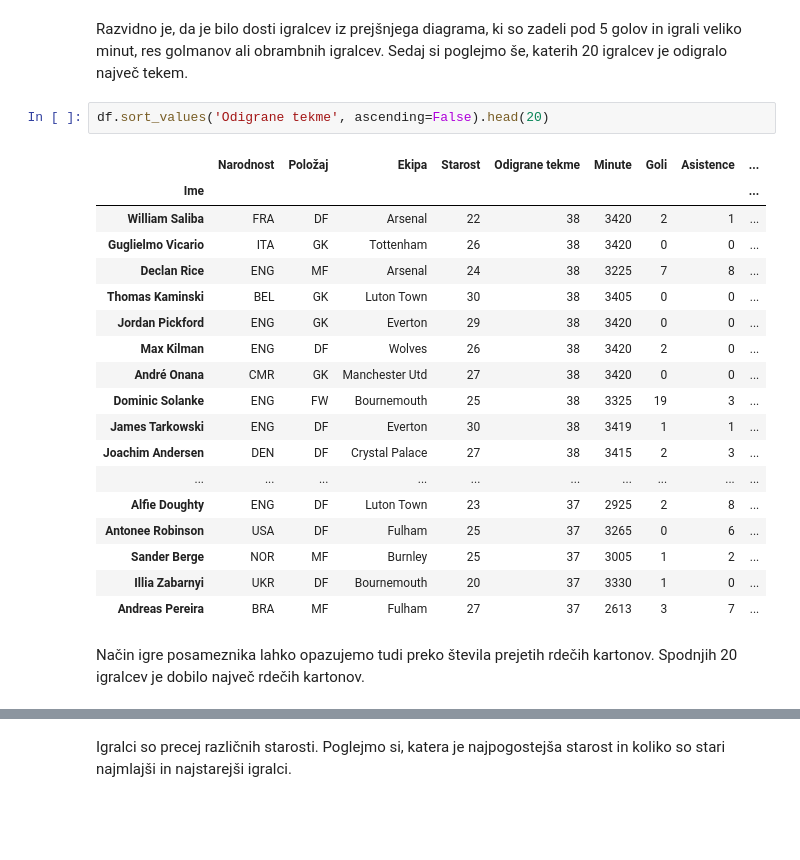
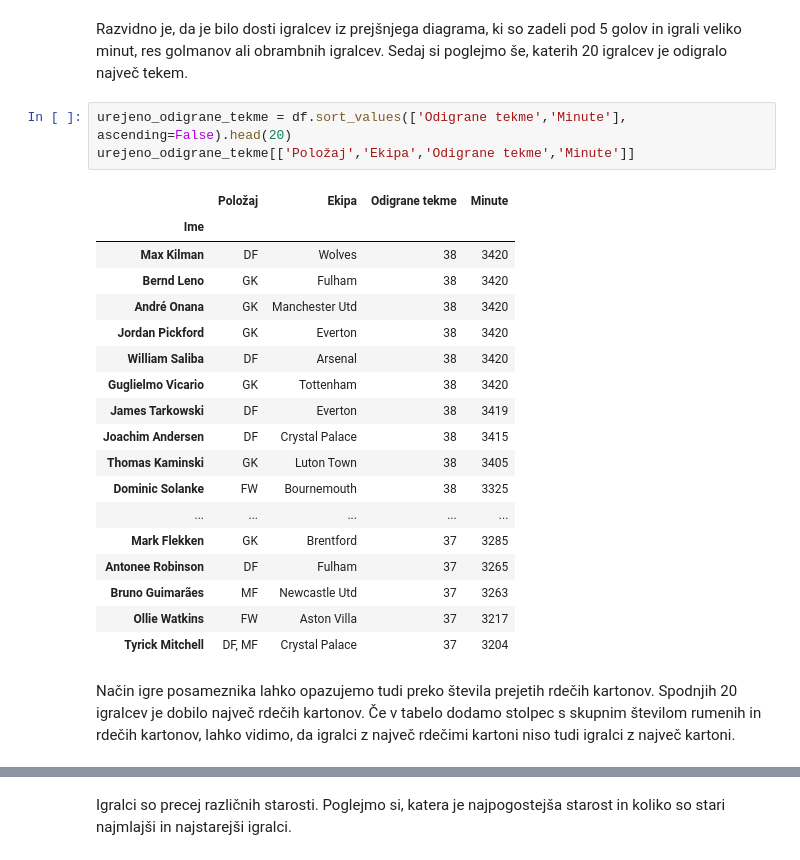
Before and after one commit to AjdaKmetic/Projektna_naloga_UVP, a Jupyter notebook: analiza.ipynb, the cells around one changed output, grey strips where cells are left out. Saved outputs shown, nothing was run; the diff lists cells and outputs as text; blank space fills up the shorter version.

```diff
--- a/analiza.ipynb
+++ b/analiza.ipynb
@@ -115,27 +117,28 @@ Text(0.5, 1.0, 'Povezava med odigranimi minutami in goli pri vezistih in napadal
 Razvidno je, da je bilo dosti igralcev iz prejšnjega diagrama, ki so zadeli pod 5 golov in igrali veliko minut, res golmanov ali obrambnih igralcev.
 Sedaj si poglejmo še, katerih 20 igralcev je odigralo največ tekem.
 # %%
-df.sort_values('Odigrane tekme', ascending=False).head(20)
+urejeno_odigrane_tekme = df.sort_values(['Odigrane tekme','Minute'], ascending=False).head(20)
+urejeno_odigrane_tekme[['Položaj','Ekipa','Odigrane tekme','Minute']]
 # %% [output]
-|  | Narodnost | Položaj | Ekipa | Starost | Odigrane tekme | Minute | Goli | Asistence | ... |
-| Ime |  |  |  |  |  |  |  |  | ... |
-| William Saliba | FRA | DF | Arsenal | 22 | 38 | 3420 | 2 | 1 | ... |
-| Guglielmo Vicario | ITA | GK | Tottenham | 26 | 38 | 3420 | 0 | 0 | ... |
-| Declan Rice | ENG | MF | Arsenal | 24 | 38 | 3225 | 7 | 8 | ... |
-| Thomas Kaminski | BEL | GK | Luton Town | 30 | 38 | 3405 | 0 | 0 | ... |
-| Jordan Pickford | ENG | GK | Everton | 29 | 38 | 3420 | 0 | 0 | ... |
-| Max Kilman | ENG | DF | Wolves | 26 | 38 | 3420 | 2 | 0 | ... |
-| André Onana | CMR | GK | Manchester Utd | 27 | 38 | 3420 | 0 | 0 | ... |
-| Dominic Solanke | ENG | FW | Bournemouth | 25 | 38 | 3325 | 19 | 3 | ... |
-| James Tarkowski | ENG | DF | Everton | 30 | 38 | 3419 | 1 | 1 | ... |
-| Joachim Andersen | DEN | DF | Crystal Palace | 27 | 38 | 3415 | 2 | 3 | ... |
-| ... | ... | ... | ... | ... | ... | ... | ... | ... | ... |
-| Alfie Doughty | ENG | DF | Luton Town | 23 | 37 | 2925 | 2 | 8 | ... |
-| Antonee Robinson | USA | DF | Fulham | 25 | 37 | 3265 | 0 | 6 | ... |
-| Sander Berge | NOR | MF | Burnley | 25 | 37 | 3005 | 1 | 2 | ... |
-| Illia Zabarnyi | UKR | DF | Bournemouth | 20 | 37 | 3330 | 1 | 0 | ... |
-| Andreas Pereira | BRA | MF | Fulham | 27 | 37 | 2613 | 3 | 7 | ... |
+|  | Položaj | Ekipa | Odigrane tekme | Minute |
+| Ime |  |  |  |  |
+| Max Kilman | DF | Wolves | 38 | 3420 |
+| Bernd Leno | GK | Fulham | 38 | 3420 |
+| André Onana | GK | Manchester Utd | 38 | 3420 |
+| Jordan Pickford | GK | Everton | 38 | 3420 |
+| William Saliba | DF | Arsenal | 38 | 3420 |
+| Guglielmo Vicario | GK | Tottenham | 38 | 3420 |
+| James Tarkowski | DF | Everton | 38 | 3419 |
+| Joachim Andersen | DF | Crystal Palace | 38 | 3415 |
+| Thomas Kaminski | GK | Luton Town | 38 | 3405 |
+| Dominic Solanke | FW | Bournemouth | 38 | 3325 |
+| ... | ... | ... | ... | ... |
+| Mark Flekken | GK | Brentford | 37 | 3285 |
+| Antonee Robinson | DF | Fulham | 37 | 3265 |
+| Bruno Guimarães | MF | Newcastle Utd | 37 | 3263 |
+| Ollie Watkins | FW | Aston Villa | 37 | 3217 |
+| Tyrick Mitchell | DF, MF | Crystal Palace | 37 | 3204 |
 # %% [markdown]
-Način igre posameznika lahko opazujemo tudi preko števila prejetih rdečih kartonov. Spodnjih 20 igralcev je dobilo največ rdečih kartonov.
+Način igre posameznika lahko opazujemo tudi preko števila prejetih rdečih kartonov. Spodnjih 20 igralcev je dobilo največ rdečih kartonov. Če v tabelo dodamo stolpec s skupnim številom rumenih in rdečih kartonov, lahko vidimo, da igralci z največ rdečimi kartoni niso tudi igralci z največ kartoni.
 # %%
 df['Rumeni in rdeči kartoni'] = df['Rdeči kartoni'] + df['Rumeni kartoni']
```
Also changed, not shown: parts of 8 cells of this notebook.
